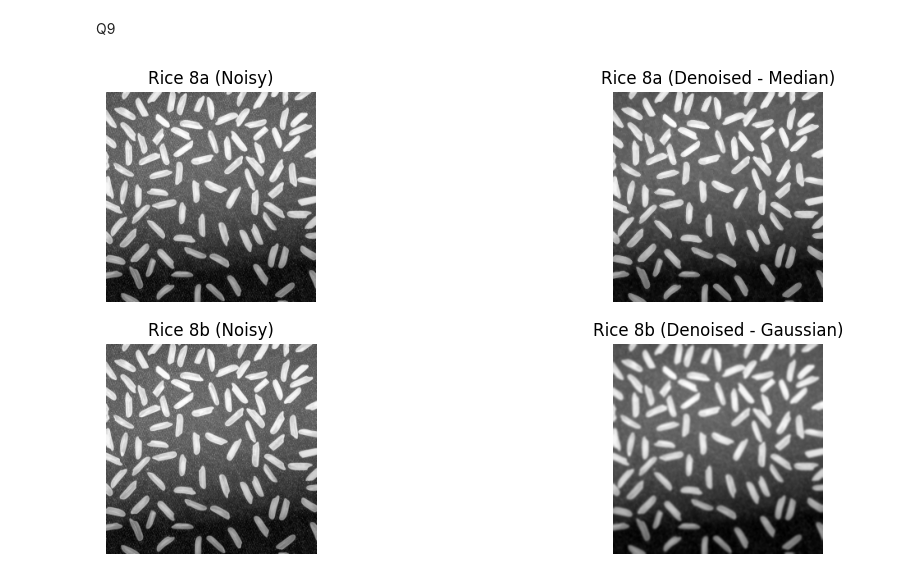
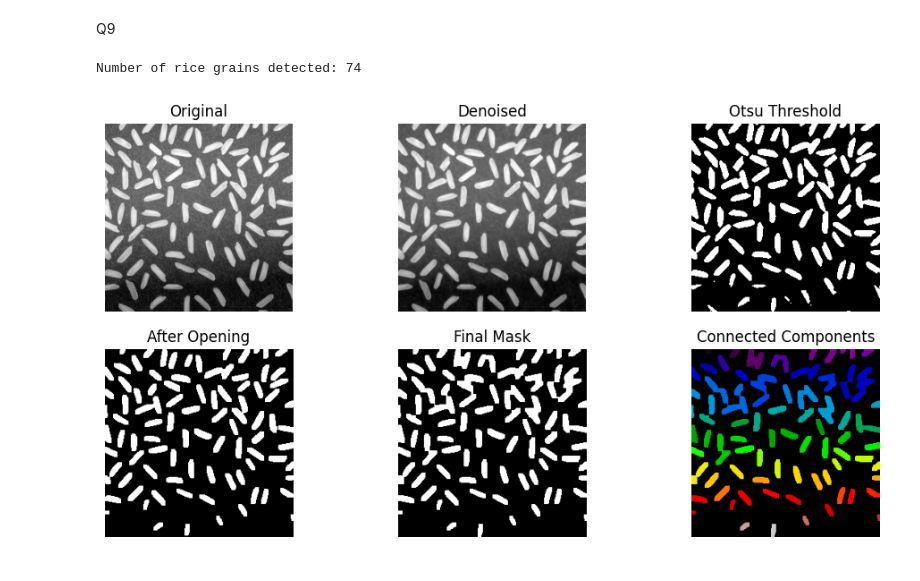
Before and after one commit to bandarasmc/Image_Processing_Msc, a Jupyter notebook: Code/notebook.ipynb, the cells around one changed output. Drawn from its saved outputs; the diff is of its cells as text; code cells hidden in the pictures.

```diff
--- a/Code/notebook.ipynb
+++ b/Code/notebook.ipynb
@@ -605,29 +605,40 @@ Q9
 # %%
 import cv2
 import matplotlib.pyplot as plt
 
 # Load rice images
-rice1 = cv2.imread(r"E:\MSc-AI\Recordings\Semester 3\IT5437 - CV\Assignment_1\a1images\rice.png", cv2.IMREAD_GRAYSCALE)  # Fig. 8a
+img = cv2.imread(r"E:\MSc-AI\Recordings\Semester 3\IT5437 - CV\Assignment_1\a1images\rice.png", cv2.IMREAD_GRAYSCALE)  # Fig. 8a
+
 
 
 if rice1 is None or rice2 is None:
 	raise FileNotFoundError("Rice image(s) not found. Please check the path and filename.")
 
-# (a) Denoise Fig. 8a (salt-and-pepper) → Median filter
-rice1_denoised = cv2.medianBlur(rice1, 3)
+denoised = cv2.medianBlur(img, 3)  # denoising step from (a)/(b)
 
-# (b) Denoise Fig. 8b (Gaussian noise) → Gaussian filter
-rice2_denoised = cv2.GaussianBlur(rice2, (5,5), 0)
+# (c) Otsu's thresholding
+_, otsu_thresh = cv2.threshold(denoised, 0, 255, cv2.THRESH_BINARY + cv2.THRESH_OTSU)
+
+# (d) Morphological operations
+kernel = np.ones((3,3), np.uint8)
+opened = cv2.morphologyEx(otsu_thresh, cv2.MORPH_OPEN, kernel, iterations=2)
+cleaned = cv2.morphologyEx(opened, cv2.MORPH_CLOSE, kernel, iterations=2)
+
+# (e) Connected components
+num_labels, labels = cv2.connectedComponents(cleaned)
+print("Number of rice grains detected:", num_labels - 1)
 
 # ---------- Display ----------
 plt.figure(figsize=(12,6))
 
-plt.subplot(2,2,1); plt.imshow(rice1, cmap="gray"); plt.title("Rice 8a (Noisy)"); plt.axis("off")
-plt.subplot(2,2,2); plt.imshow(rice1_denoised, cmap="gray"); plt.title("Rice 8a (Denoised - Median)"); plt.axis("off")
-
-plt.subplot(2,2,3); plt.imshow(rice2, cmap="gray"); plt.title("Rice 8b (Noisy)"); plt.axis("off")
-plt.subplot(2,2,4); plt.imshow(rice2_denoised, cmap="gray"); plt.title("Rice 8b (Denoised - Gaussian)"); plt.axis("off")
+plt.subplot(2,3,1); plt.imshow(img, cmap="gray"); plt.title("Original"); plt.axis("off")
+plt.subplot(2,3,2); plt.imshow(denoised, cmap="gray"); plt.title("Denoised"); plt.axis("off")
+plt.subplot(2,3,3); plt.imshow(otsu_thresh, cmap="gray"); plt.title("Otsu Threshold"); plt.axis("off")
+plt.subplot(2,3,4); plt.imshow(opened, cmap="gray"); plt.title("After Opening"); plt.axis("off")
+plt.subplot(2,3,5); plt.imshow(cleaned, cmap="gray"); plt.title("Final Mask"); plt.axis("off")
+plt.subplot(2,3,6); plt.imshow(labels, cmap="nipy_spectral"); plt.title("Connected Components"); plt.axis("off")
 
 plt.show()
 # %% [output]
+Number of rice grains detected: 74
-[figure, old version]
+[figure, new version]
```
Also changed, not shown: parts of 2 cells of this notebook.
